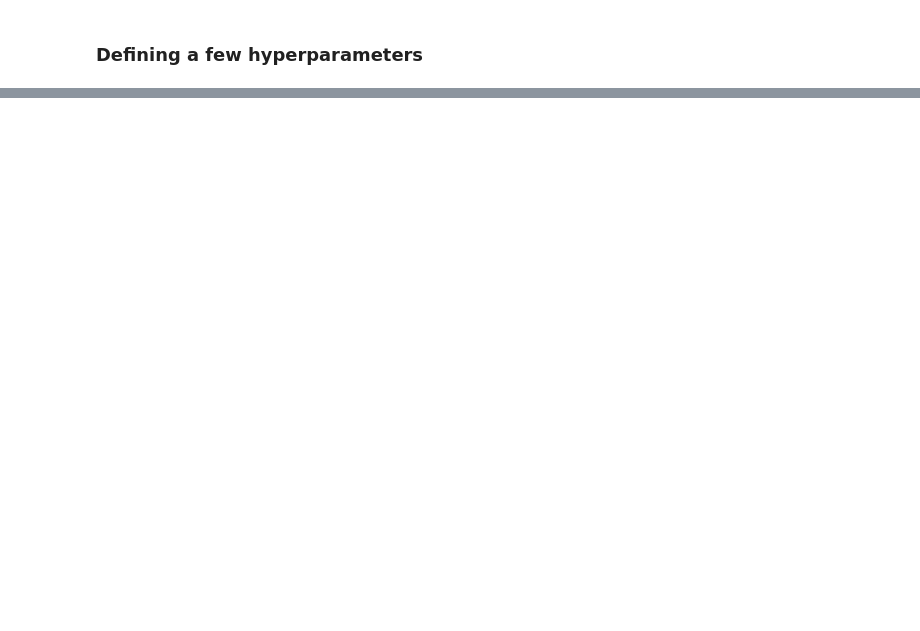
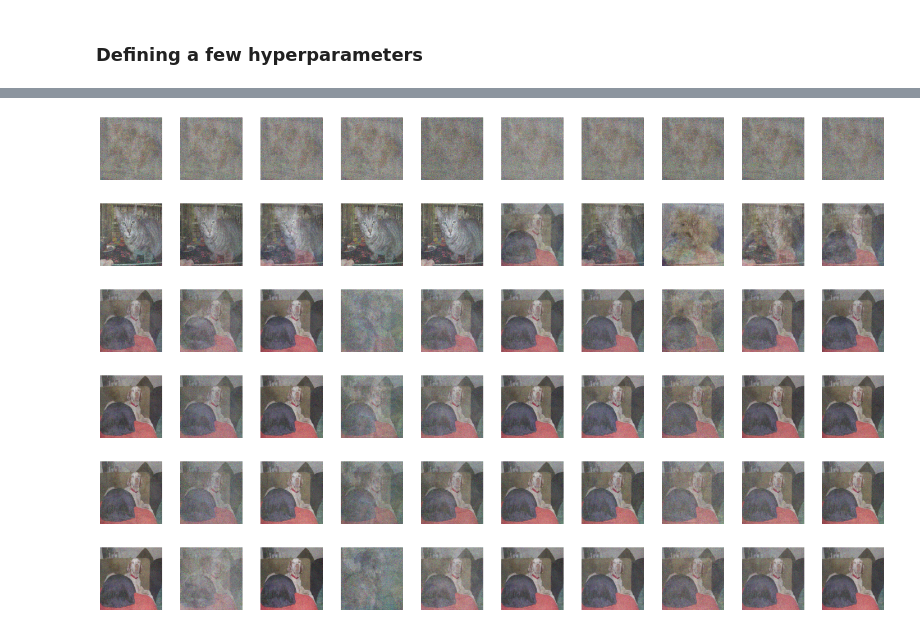
Before and after one commit to nahbos/AUT-Neural-Networks, a Jupyter notebook: HW07/HW07.ipynb, the cells around one changed output, grey strips where cells are left out. Cells and saved outputs as stored; diff of their text form; code cells hidden in the pictures; blank space fills up the shorter version.

```diff
--- a/HW07/HW07.ipynb
+++ b/HW07/HW07.ipynb
@@ -53,7 +53,7 @@ def data_preprocess(dataset):
 # %%
 def load_data():
   name = 'cats_vs_dogs'
-  train = tfds.load(name, split='train', as_supervised=True)
+  train = tfds.load(name, split='train', as_supervised=True, shuffle_files=True)
   print('  |_ {} loaded'.format(name))
   return train
 # %%
@@ -92,7 +88,7 @@ np.random.seed(10)
 
 noise_dim = 1024
 
-steps_per_epoch = len(train)
+steps_per_epoch = 20
 epochs = 21
 
 img_rows, img_cols, channels = 224, 224, 3
@@ -165,7 +161,7 @@ _________________________________________________________________
 # %%
 def show_images(noise, epoch=None):
     generated_images = generator.predict(noise)
-    plt.figure(figsize=(15, 10))
+    plt.figure(figsize=(20, 17))
 
     for i, image in enumerate(generated_images):
       img_min = image.min()
@@ -178,3 +174,39 @@ def show_images(noise, epoch=None):
 
     plt.tight_layout()
     plt.show()
+# %%
+static_noise = np.random.normal(0, 1, size=(10, noise_dim))
+discriminator_loss = []
+genarator_loss = []
+
+for images, labels in train.take(1):
+  for epoch in range(51):
+      for batch in range(steps_per_epoch):
+          noise = np.random.normal(0, 1, size=(BATCH_SIZE, noise_dim))
+          fake_x = generator.predict(noise)
+
+          real_x = []
+          for batch_i in range(BATCH_SIZE):
+            real_x.append(tf.reshape(images[np.random.randint(0, BATCH_SIZE)], [-1]))
+
+          x = np.concatenate((real_x, fake_x))
+
+          disc_y = np.zeros(2*BATCH_SIZE)
+          disc_y[:BATCH_SIZE] = 0.9
+
+          d_loss = discriminator.train_on_batch(x, disc_y)
+
+          y_gen = np.ones(BATCH_SIZE)
+          g_loss = gan.train_on_batch(noise, y_gen)
+
+      discriminator_loss.append(d_loss)
+      genarator_loss.append(g_loss)
+      if epoch % 10 == 0:
+        show_images(static_noise, epoch)
+# %% [output]
+[figure, added]
+[figure, added]
+[figure, added]
+[figure, added]
+[figure, added]
+[figure, added]
```
Also changed, not shown: parts of 8 cells of this notebook.
